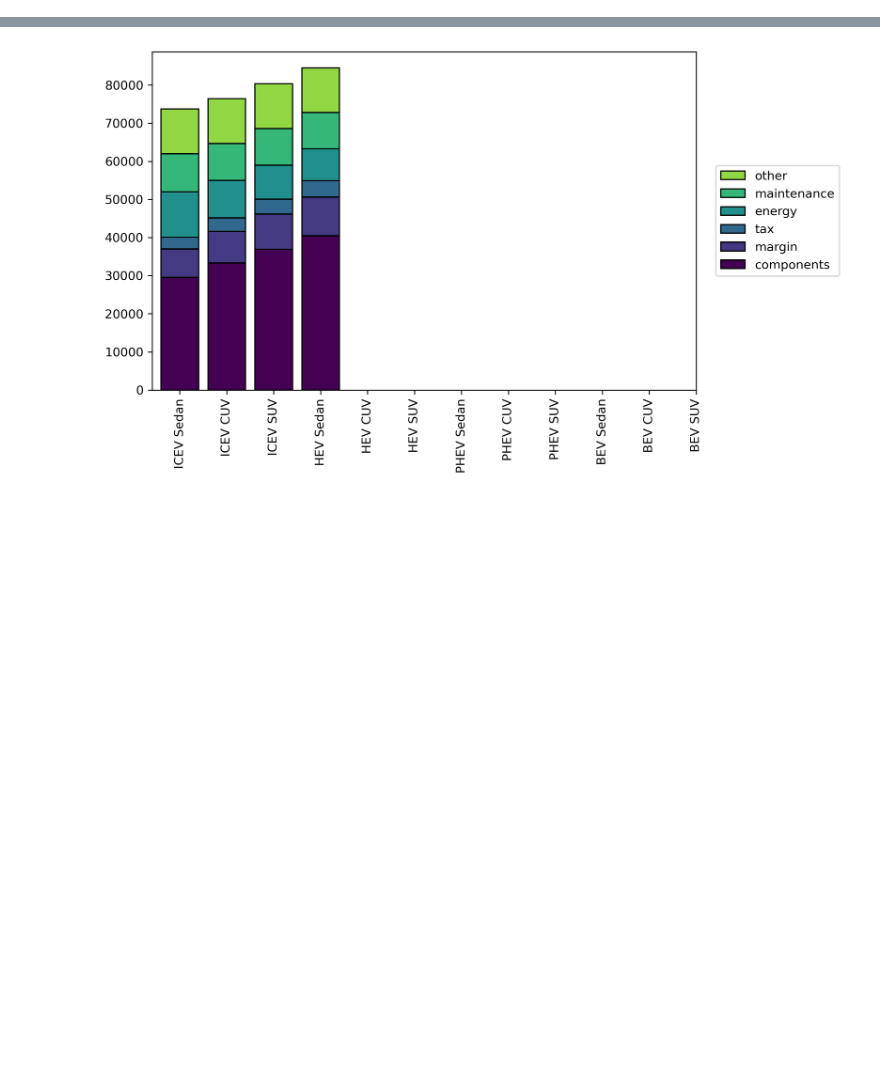
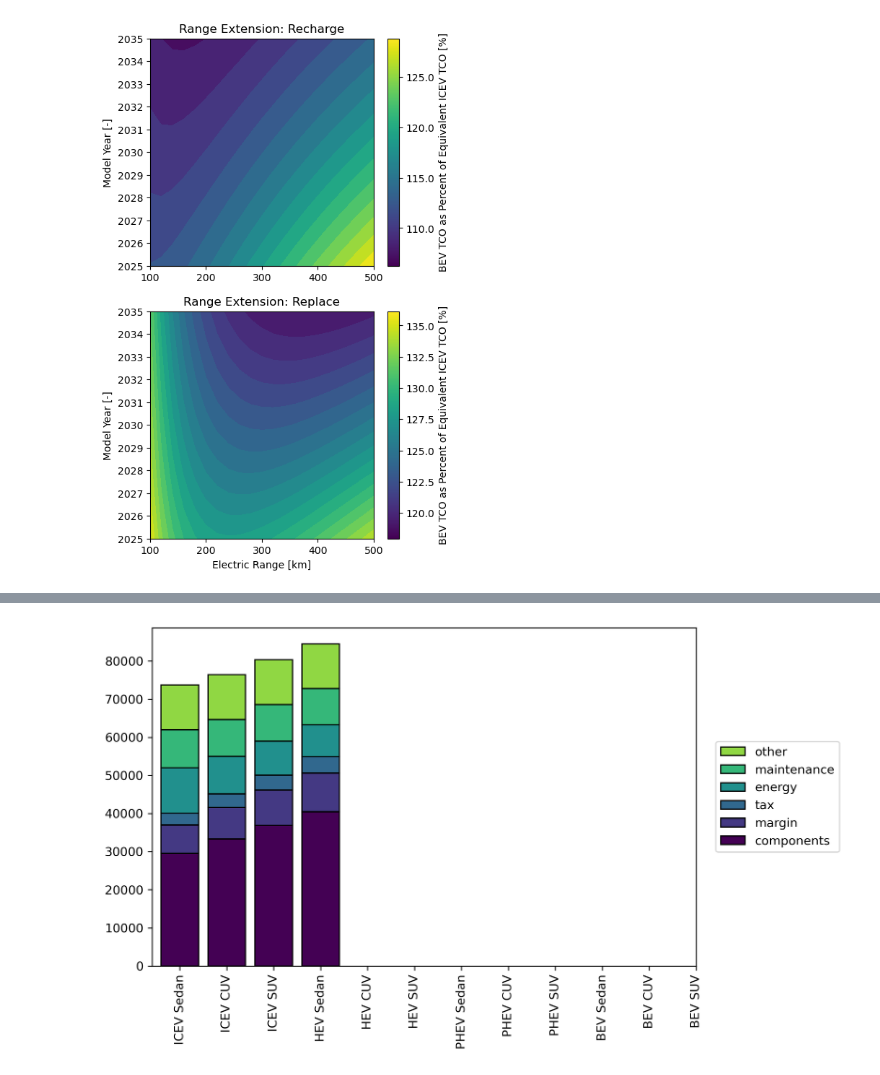
Before and after one commit to airabino/EV_TCO, a Jupyter notebook: TCO.ipynb, the cells around one changed output, grey strips where cells are left out. Saved outputs shown, nothing was run; the diff lists cells and outputs as text; code cells hidden in the pictures; blank space fills up the shorter version.

```diff
--- a/TCO.ipynb
+++ b/TCO.ipynb
@@ -90,0 +54,53 @@ _=ax.set_xticks(list(range(12)),labels,rotation=90)
+# %%
+deep_reload(src)
+
+# fig,ax=plt.subplots(1,2,figsize=(14,5))
+fig,ax=plt.subplots(2,1,figsize=(5,9))
+
+x=inputs['all_electric_range']/1e3
+y=inputs['model_year']
+gas=5
+
+contourf_kwargs={
+    'levels':20,
+}
+
+colorbar_kwargs={
+    'label':'BEV TCO as Percent of Equivalent ICEV TCO [%]',
+    'format':"{x:.1f}",
+}
+
+cmap=src.figures.ReturnColorMap('viridis')
+
+z=((results[2]['total'][1,:,:,gas]-results[0]['total'][0,:,:,gas])/
+   results[0]['total'][0,:,:,gas]*100+100)
+src.figures.PlotContour(
+    x,y,z,ax=ax[0],cmap=cmap,
+    contourf_kwargs=contourf_kwargs,
+    colorbar_kwargs=colorbar_kwargs,
+)
+
+# ax.yaxis.set_major_formatter('${x:1.2f}')
+ax[0].set_title('Range Extension: Recharge')
+# ax[0].set_xlabel('Electric Range [km]')
+ax[0].set_ylabel('Model Year [-]')
+ax[0].set_yticks(inputs['model_year'])
+
+z=((results[2]['total'][2,:,:,gas]-results[0]['total'][0,:,:,gas])/
+   results[0]['total'][0,:,:,gas]*100+100)
+
+src.figures.PlotContour(
+    x,y,z,ax=ax[1],cmap=cmap,
+    contourf_kwargs=contourf_kwargs,
+    colorbar_kwargs=colorbar_kwargs,
+)
+
+# ax.yaxis.set_major_formatter('${x:1.2f}')
+ax[1].set_title('Range Extension: Replace')
+ax[1].set_xlabel('Electric Range [km]')
+ax[1].set_ylabel('Model Year [-]')
+ax[1].set_yticks(inputs['model_year'])
+
+fig.savefig(figure_save_path+'Recharge_Replace.png',bbox_inches='tight')
+# %% [output]
+[figure, added]
```
Also changed, not shown: parts of 17 cells of this notebook, 5 other files.
